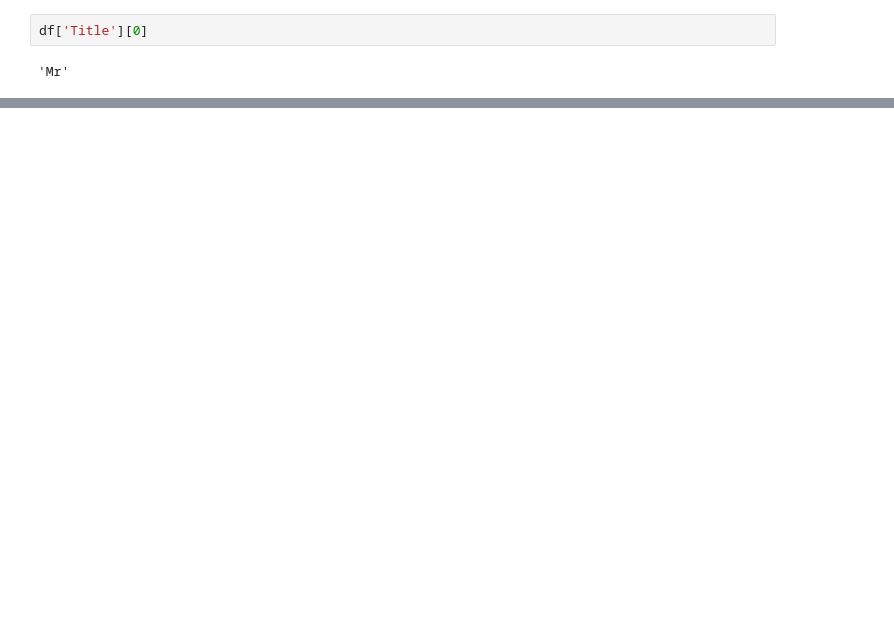
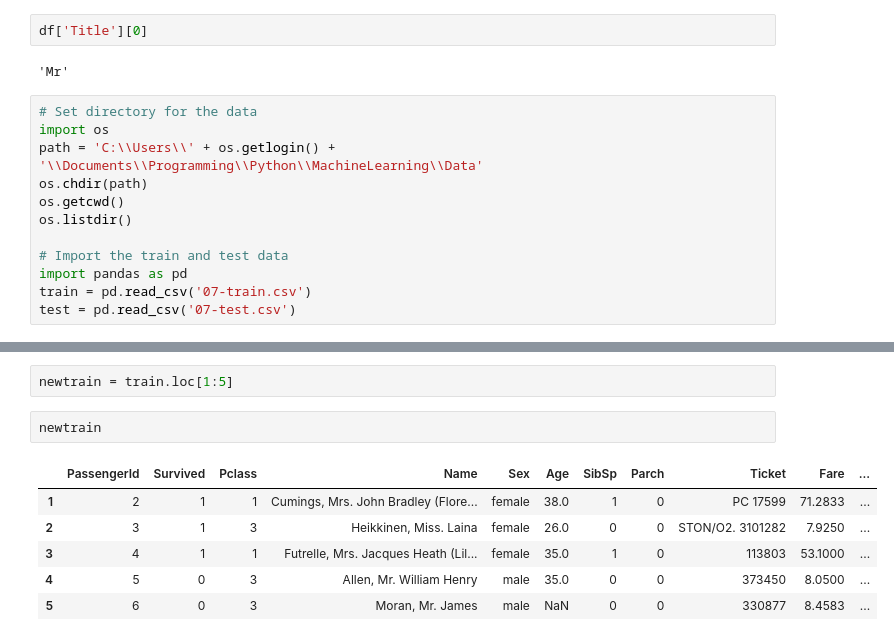
Before and after one commit to davidtnly/Python, a Jupyter notebook: MachineLearning/00-ground-zero.ipynb, the cells around one changed output, grey strips where cells are left out. Cells and saved outputs as stored; diff of their text form; blank space fills up the shorter version.

```diff
--- a/MachineLearning/00-ground-zero.ipynb
+++ b/MachineLearning/00-ground-zero.ipynb
@@ -146,3 +146,15 @@ df
 df['Title'][0]
 # %% [output]
 'Mr'
+# %%
+# Set directory for the data
+import os
+path = 'C:\\Users\\' + os.getlogin() + '\\Documents\\Programming\\Python\\MachineLearning\\Data'
+os.chdir(path)
+os.getcwd()
+os.listdir()
+
+# Import the train and test data
+import pandas as pd
+train = pd.read_csv('07-train.csv')
+test = pd.read_csv('07-test.csv')
@@ -148,0 +209,11 @@ df['Title'][0]
+# %%
+newtrain = train.loc[1:5]
+# %%
+newtrain
+# %% [output]
+|  | PassengerId | Survived | Pclass | Name | Sex | Age | SibSp | Parch | Ticket | Fare | ... |
+| 1 | 2 | 1 | 1 | Cumings, Mrs. John Bradley (Flore... | female | 38.0 | 1 | 0 | PC 17599 | 71.2833 | ... |
+| 2 | 3 | 1 | 3 | Heikkinen, Miss. Laina | female | 26.0 | 0 | 0 | STON/O2. 3101282 | 7.9250 | ... |
+| 3 | 4 | 1 | 1 | Futrelle, Mrs. Jacques Heath (Lil... | female | 35.0 | 1 | 0 | 113803 | 53.1000 | ... |
+| 4 | 5 | 0 | 3 | Allen, Mr. William Henry | male | 35.0 | 0 | 0 | 373450 | 8.0500 | ... |
+| 5 | 6 | 0 | 3 | Moran, Mr. James | male | NaN | 0 | 0 | 330877 | 8.4583 | ... |
```
Also changed, not shown: parts of 49 cells of this notebook, 3 other files.
